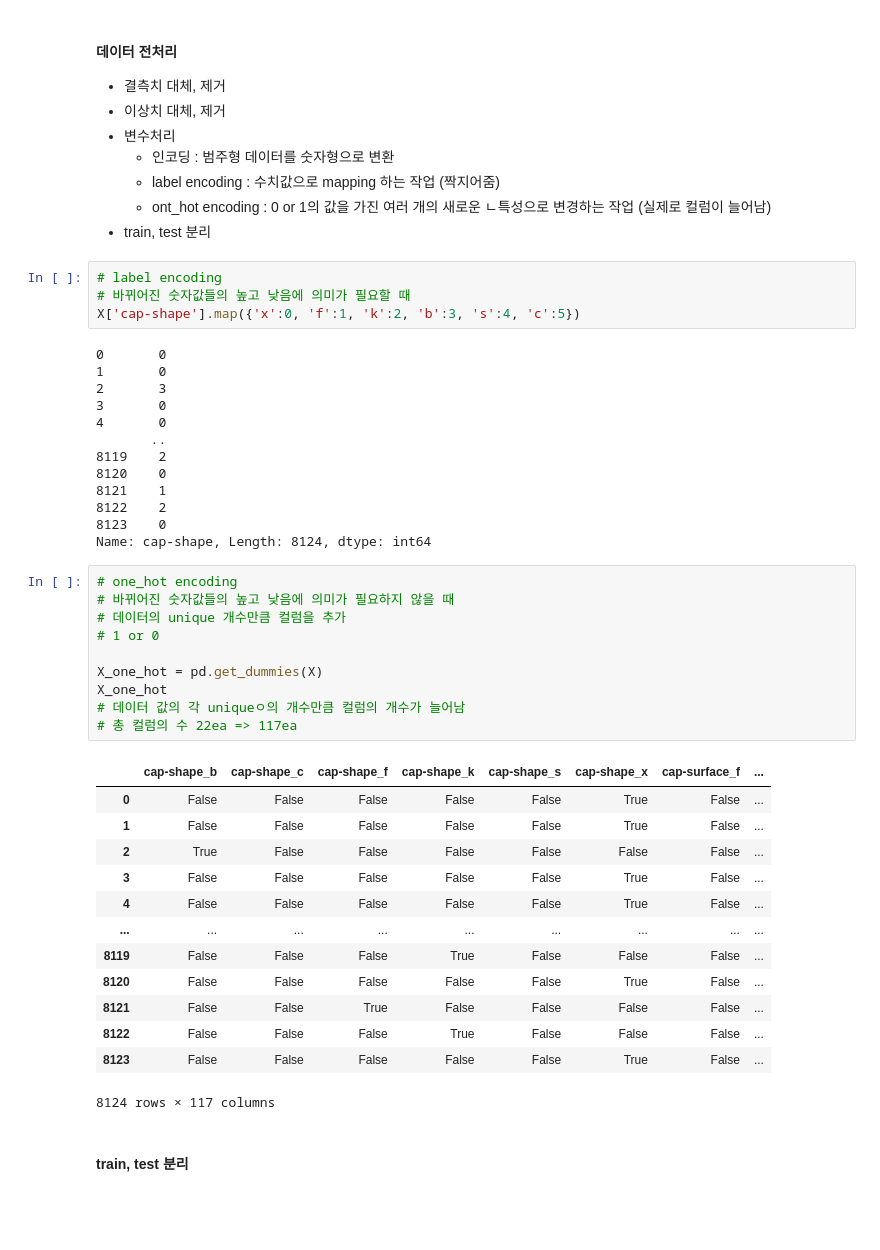
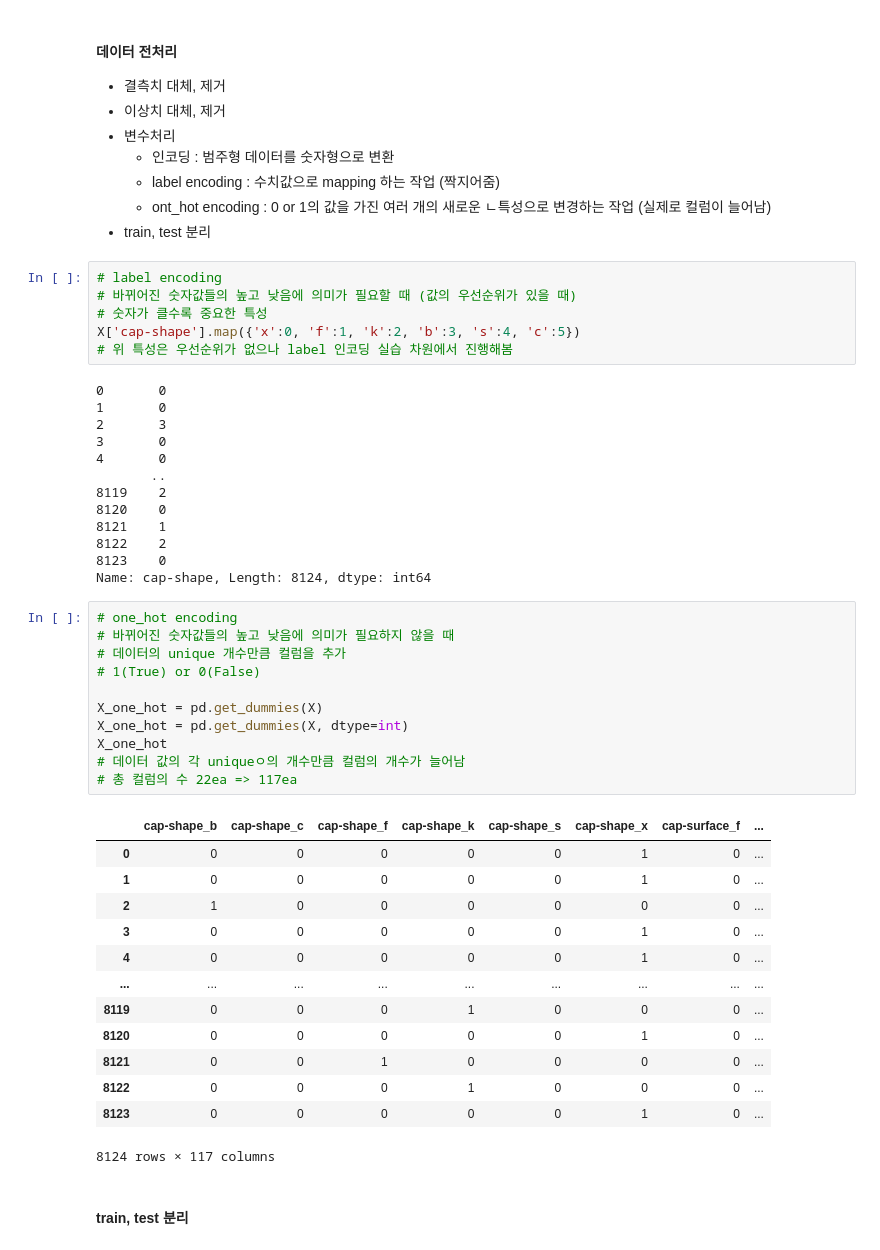
Before and after one commit to anhyunji494/python-basic, a Jupyter notebook: 5. Machine Learning/02. 버섯데이터(Decision Tree 모델, 가지치기).ipynb, the cells around one changed output. Drawn from its saved outputs; the diff is of its cells as text; blank space fills up the shorter version.

```diff
--- a/5. Machine Learning/02. 버섯데이터(Decision Tree 모델, 가지치기).ipynb
+++ b/5. Machine Learning/02. 버섯데이터(Decision Tree 모델, 가지치기).ipynb
@@ -165,8 +177,10 @@ X.describe().T
 - train, test 분리
 # %%
 # label encoding
-# 바뀌어진 숫자값들의 높고 낮음에 의미가 필요할 때
+# 바뀌어진 숫자값들의 높고 낮음에 의미가 필요할 때 (값의 우선순위가 있을 때)
+# 숫자가 클수록 중요한 특성
 X['cap-shape'].map({'x':0, 'f':1, 'k':2, 'b':3, 's':4, 'c':5})
+# 위 특성은 우선순위가 없으나 label 인코딩 실습 차원에서 진행해봄
 # %% [output]
 0       0
 1       0
@@ -183,26 +197,27 @@ Name: cap-shape, Length: 8124, dtype: int64
 # %%
 # one_hot encoding
 # 바뀌어진 숫자값들의 높고 낮음에 의미가 필요하지 않을 때
 # 데이터의 unique 개수만큼 컬럼을 추가
-# 1 or 0
+# 1(True) or 0(False)
 
 X_one_hot = pd.get_dummies(X)
+X_one_hot = pd.get_dummies(X, dtype=int)
 X_one_hot
 # 데이터 값의 각 uniqueㅇ의 개수만큼 컬럼의 개수가 늘어남
 # 총 컬럼의 수 22ea => 117ea
 # %% [output]
 |  | cap-shape_b | cap-shape_c | cap-shape_f | cap-shape_k | cap-shape_s | cap-shape_x | cap-surface_f | ... |
-| 0 | False | False | False | False | False | True | False | ... |
-| 1 | False | False | False | False | False | True | False | ... |
-| 2 | True | False | False | False | False | False | False | ... |
-| 3 | False | False | False | False | False | True | False | ... |
-| 4 | False | False | False | False | False | True | False | ... |
+| 0 | 0 | 0 | 0 | 0 | 0 | 1 | 0 | ... |
+| 1 | 0 | 0 | 0 | 0 | 0 | 1 | 0 | ... |
+| 2 | 1 | 0 | 0 | 0 | 0 | 0 | 0 | ... |
+| 3 | 0 | 0 | 0 | 0 | 0 | 1 | 0 | ... |
+| 4 | 0 | 0 | 0 | 0 | 0 | 1 | 0 | ... |
 | ... | ... | ... | ... | ... | ... | ... | ... | ... |
-| 8119 | False | False | False | True | False | False | False | ... |
-| 8120 | False | False | False | False | False | True | False | ... |
-| 8121 | False | False | True | False | False | False | False | ... |
-| 8122 | False | False | False | True | False | False | False | ... |
-| 8123 | False | False | False | False | False | True | False | ... |
+| 8119 | 0 | 0 | 0 | 1 | 0 | 0 | 0 | ... |
+| 8120 | 0 | 0 | 0 | 0 | 0 | 1 | 0 | ... |
+| 8121 | 0 | 0 | 1 | 0 | 0 | 0 | 0 | ... |
+| 8122 | 0 | 0 | 0 | 1 | 0 | 0 | 0 | ... |
+| 8123 | 0 | 0 | 0 | 0 | 0 | 1 | 0 | ... |
 8124 rows × 117 columns
 # %% [markdown]
 #### train, test 분리
```
Also changed, not shown: parts of 13 cells of this notebook, 2 other files.
